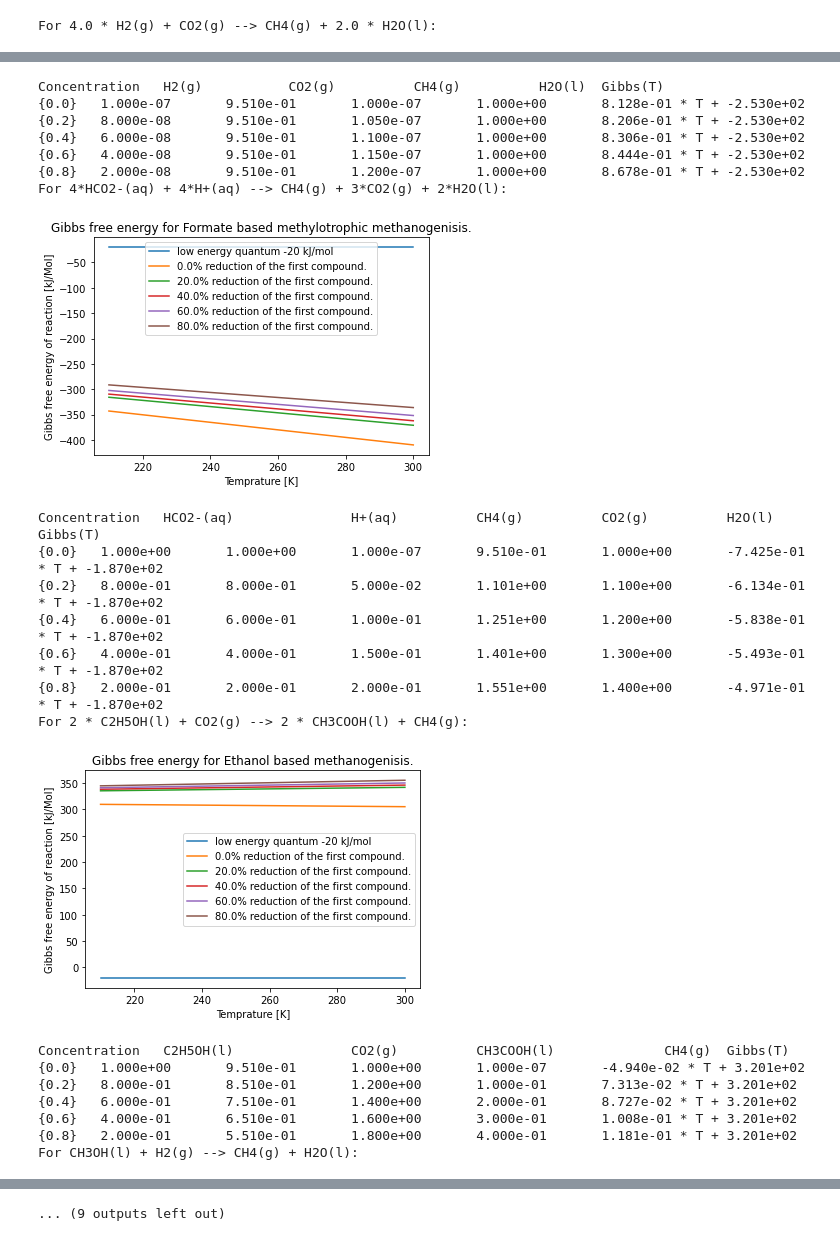
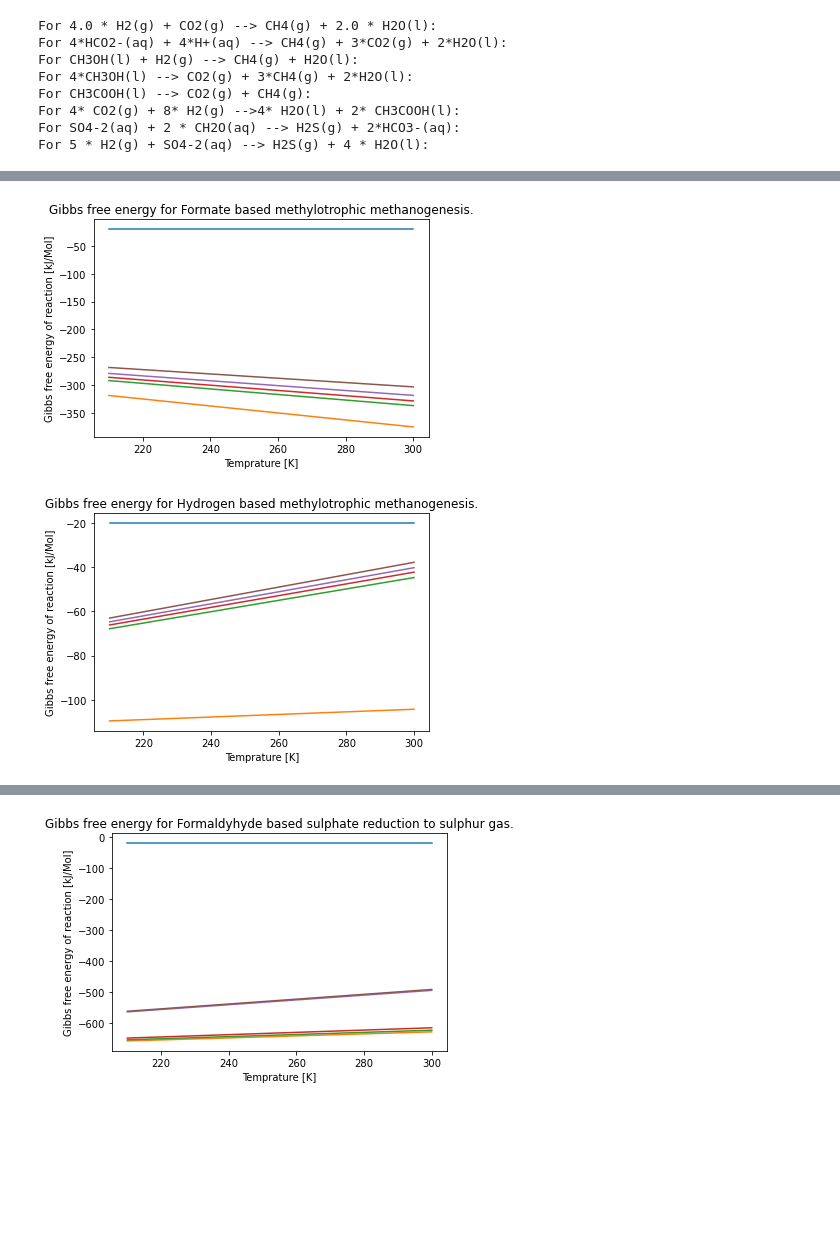
Before and after one commit to DylanDVerburg/GFEC, a Jupyter notebook: Gibsfreeenergy.ipynb, the cells around one changed output, grey strips where cells are left out. Cells and saved outputs as stored; diff of their text form; code cells hidden in the pictures; blank space fills up the shorter version.

Commit message:
final update
Took out ethanol based reactions, added  a combined plot of all reactions.

```diff
--- a/Gibsfreeenergy.ipynb
+++ b/Gibsfreeenergy.ipynb
@@ -220,7 +220,7 @@ class Gibbs_free_energy:
         #plt.legend()
 
     def thin_film_simulation(self, reaction, Tmin = 0, Tmax = 500, C_diff = 0.1, steps = 11, undefined_concentrations = 1, warnings = True, title = "", show = "show"):
-        """show: table, save, show respectavily for generating a table for use in LaTeX, saving the plots and showing everything on screen"""
+        """show: table, save, show, d_out. respectavily for generating a table for use in LaTeX, saving the plots, only showing everything on screen and outputing dG_t for the given T range and C diff steps"""
 
         T = np.linspace(Tmin, Tmax, 50)
         reaction_matrix = self.read_reaction(reaction, undefined_concentrations, warnings = warnings)
@@ -237,7 +237,20 @@ class Gibbs_free_energy:
             return dGT
 
         if show == "save":
+            plt.figure()
+            plt.title(f'Gibbs free energy for {title}.')
+            plt.plot((T[0], T[-1]),(-20, -20), label = 'low energy quantum -20 kJ/mol') #based on Müller et al 2017, less is possible, but no figure is given for this.
+
+            for i in range(len(sim_range)):
+                plt.plot(T, dGT[i], label = f'{sim_range[i] * 100}% reduction of the first compound.')
+
+            plt.ylabel("Gibbs free energy of reaction [kJ/Mol]")
+            plt.xlabel("Temprature [K]")
+            #plt.legend()
+
+            print(f'For {reaction}:')
             plt.savefig(f'GFE_C_range_{title}.png')
+
 
         if show == "show":
             plt.figure()
@@ -249,7 +262,7 @@ class Gibbs_free_energy:
 
             plt.ylabel("Gibbs free energy of reaction [kJ/Mol]")
             plt.xlabel("Temprature [K]")
-            plt.legend()
+            #plt.legend()
 
             print(f'For {reaction}:')
             plt.show()
@@ -307,7 +320,7 @@ bulk_MRA = np.array([["CO2(g)", 0.951],
                 ['CO(g)', 0.0006],
                 ['H2(g)', 1e-7],
                 ['CH4(g)', 1e-7], #pP
-                ['H2O(l)', 1],
+                ['H2O(l)', 1000],
                 ["SiO2", 3.00018], #g/L
                 ["MgSiO4", 2.000123084],
                 ["FeSiO4", 4.61892831],
@@ -324,9 +337,7 @@ bulk_MRA = np.array([["CO2(g)", 0.951],
 #compounds to be seperated by ' + ', this prevents problems with positively charged compounds.
 reactions = ['4.0 * H2(g) + CO2(g) --> CH4(g) + 2.0 * H2O(l)',
             '4*HCO2-(aq) + 4*H+(aq) --> CH4(g) + 3*CO2(g) + 2*H2O(l)',
-            '2 * C2H5OH(l) + CO2(g) --> 2 * CH3COOH(l) + CH4(g)', #C2H5OH boils at 64C / 337.8K
             'CH3OH(l) + H2(g) --> CH4(g) + H2O(l)',    #CH3OH boils at 64.7C / 337K
-            '2 * CH3OH(l) + C2H5OH(l) --> 2*CH4(g) + H2O(l) +  CH3COOH(l) ', #CH3COOH boils at 118C / 391.2K
             '4*CH3OH(l) --> CO2(g) + 3*CH4(g) + 2*H2O(l)',
             'CH3COOH(l) --> CO2(g) + CH4(g)',
             '4* CO2(g) + 8* H2(g) -->4* H2O(l) + 2* CH3COOH(l)',
@@ -334,14 +345,12 @@ reactions = ['4.0 * H2(g) + CO2(g) --> CH4(g) + 2.0 * H2O(l)',
             '5 * H2(g) + SO4-2(aq) --> H2S(g) + 4 * H2O(l)'
            ]
 
-titles = [ "Hydrogenotrophic methanogenisis",
-           "Formate based methylotrophic methanogenisis",
-           "Ethanol based methanogenisis",
-           "Hydrogen based methylotrophic methanogenisis",
-           "Ethanol based methyotrophic methanogenisis",
-           "Methylotrophic methanogenisis",
-           "Acetoclastic methanogenisis",
-           "Acetogenisis",
+titles = [ "Hydrogenotrophic methanogenesis",
+           "Formate based methylotrophic methanogenesis",
+           "Hydrogen based methylotrophic methanogenesis",
+           "Methylotrophic methanogenesis",
+           "Aceticlastic methanogenesis",
+           "Homoacetogenesis",
            'Formaldyhyde based sulphate reduction to sulphur gas',
            'Hydrogenotrophic sulfate reducers'
         ]
@@ -359,7 +368,7 @@ MRA = Gibbs_free_energy(bulk_MRA)
 
 for i in range(len(reactions)):
     #MRA.check_reaction(reactions[i])
-    MRA.thin_film_simulation(reactions[i], title = titles[i], steps = 5, C_diff = 0.2, Tmin = 210, Tmax = 300, warnings = False, show = 'show' )
+    MRA.thin_film_simulation(reactions[i], title = titles[i], steps = 5, C_diff = 0.2, Tmin = 210, Tmax = 300, warnings = False, show = 'save' )
     #MRA.plot_for_T(reactions[i], title = titles[i], Tmin = 210, Tmax = 300)
 
 #plt.legend(loc = "center left")
@@ -367,3 +376,10 @@ for i in range(len(reactions)):
 #MRA.give_for_T(reaction, T = [308.15])
 # %% [output]
 For 4.0 * H2(g) + CO2(g) --> CH4(g) + 2.0 * H2O(l):
+For 4*HCO2-(aq) + 4*H+(aq) --> CH4(g) + 3*CO2(g) + 2*H2O(l):
+For CH3OH(l) + H2(g) --> CH4(g) + H2O(l):
+For 4*CH3OH(l) --> CO2(g) + 3*CH4(g) + 2*H2O(l):
+For CH3COOH(l) --> CO2(g) + CH4(g):
+For 4* CO2(g) + 8* H2(g) -->4* H2O(l) + 2* CH3COOH(l):
+For SO4-2(aq) + 2 * CH2O(aq) --> H2S(g) + 2*HCO3-(aq):
+For 5 * H2(g) + SO4-2(aq) --> H2S(g) + 4 * H2O(l):
@@ -371,23 +387,2 @@ For 4.0 * H2(g) + CO2(g) --> CH4(g) + 2.0 * H2O(l):
-Concentration   H2(g)           CO2(g)          CH4(g)          H2O(l)  Gibbs(T)
-{0.0}   1.000e-07       9.510e-01       1.000e-07       1.000e+00       8.128e-01 * T + -2.530e+02
-{0.2}   8.000e-08       9.510e-01       1.050e-07       1.000e+00       8.206e-01 * T + -2.530e+02
-{0.4}   6.000e-08       9.510e-01       1.100e-07       1.000e+00       8.306e-01 * T + -2.530e+02
-{0.6}   4.000e-08       9.510e-01       1.150e-07       1.000e+00       8.444e-01 * T + -2.530e+02
-{0.8}   2.000e-08       9.510e-01       1.200e-07       1.000e+00       8.678e-01 * T + -2.530e+02
-For 4*HCO2-(aq) + 4*H+(aq) --> CH4(g) + 3*CO2(g) + 2*H2O(l):
-[figure, old version]
+[figure, new version]
-Concentration   HCO2-(aq)               H+(aq)          CH4(g)          CO2(g)          H2O(l)  Gibbs(T)
-{0.0}   1.000e+00       1.000e+00       1.000e-07       9.510e-01       1.000e+00       -7.425e-01 * T + -1.870e+02
-{0.2}   8.000e-01       8.000e-01       5.000e-02       1.101e+00       1.100e+00       -6.134e-01 * T + -1.870e+02
-{0.4}   6.000e-01       6.000e-01       1.000e-01       1.251e+00       1.200e+00       -5.838e-01 * T + -1.870e+02
-{0.6}   4.000e-01       4.000e-01       1.500e-01       1.401e+00       1.300e+00       -5.493e-01 * T + -1.870e+02
-{0.8}   2.000e-01       2.000e-01       2.000e-01       1.551e+00       1.400e+00       -4.971e-01 * T + -1.870e+02
-For 2 * C2H5OH(l) + CO2(g) --> 2 * CH3COOH(l) + CH4(g):
-[figure, old version]
+[figure, new version]
-Concentration   C2H5OH(l)               CO2(g)          CH3COOH(l)              CH4(g)  Gibbs(T)
-{0.0}   1.000e+00       9.510e-01       1.000e+00       1.000e-07       -4.940e-02 * T + 3.201e+02
-{0.2}   8.000e-01       8.510e-01       1.200e+00       1.000e-01       7.313e-02 * T + 3.201e+02
-{0.4}   6.000e-01       7.510e-01       1.400e+00       2.000e-01       8.727e-02 * T + 3.201e+02
-{0.6}   4.000e-01       6.510e-01       1.600e+00       3.000e-01       1.008e-01 * T + 3.201e+02
-{0.8}   2.000e-01       5.510e-01       1.800e+00       4.000e-01       1.181e-01 * T + 3.201e+02
-For CH3OH(l) + H2(g) --> CH4(g) + H2O(l):
@@ -411 +392 @@ For 4*CH3OH(l) --> CO2(g) + 3*CH4(g) + 2*H2O(l):
-... (9 outputs left out)
+[figure, added]
```
Also changed, not shown: parts of 2 cells of this notebook.
